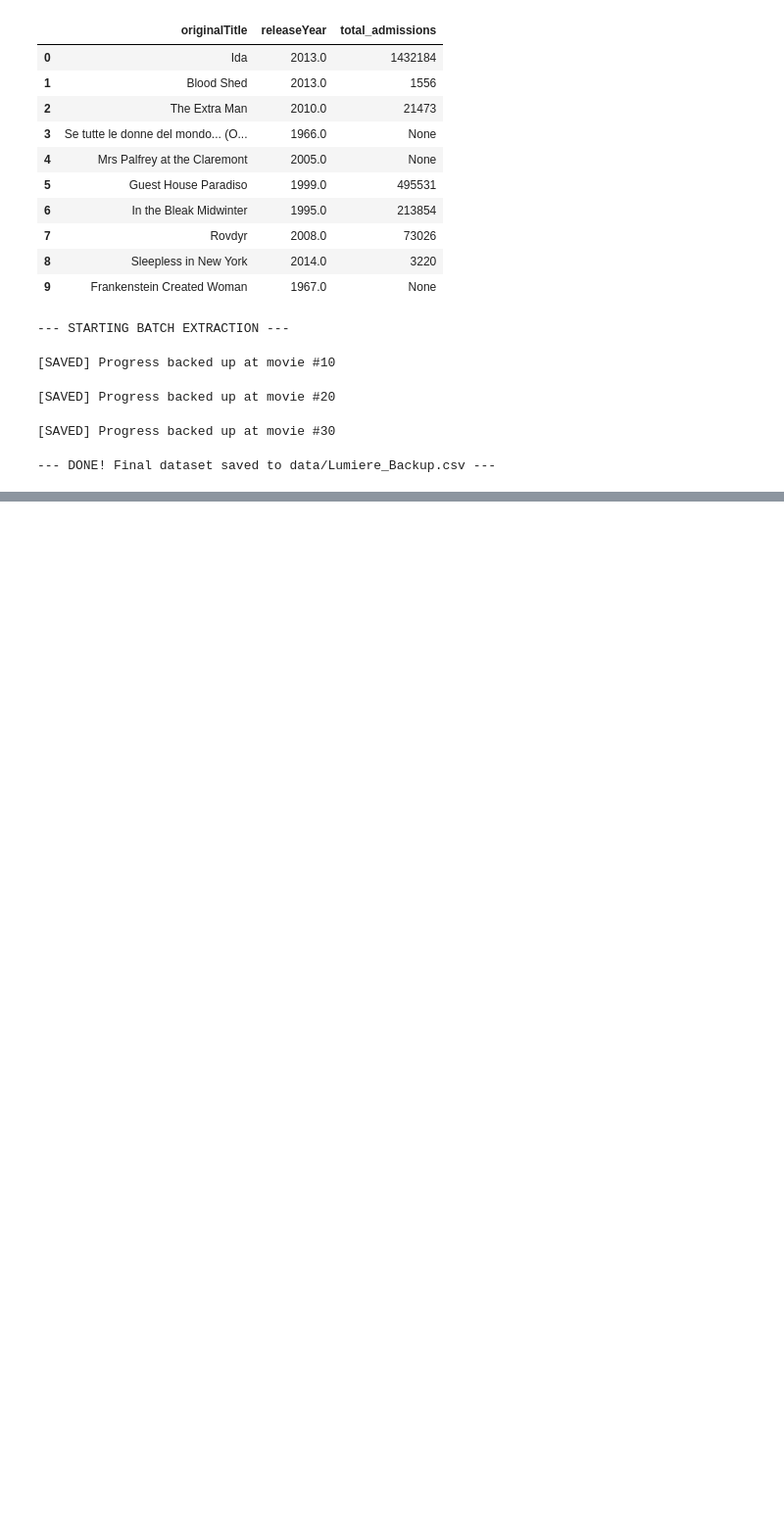
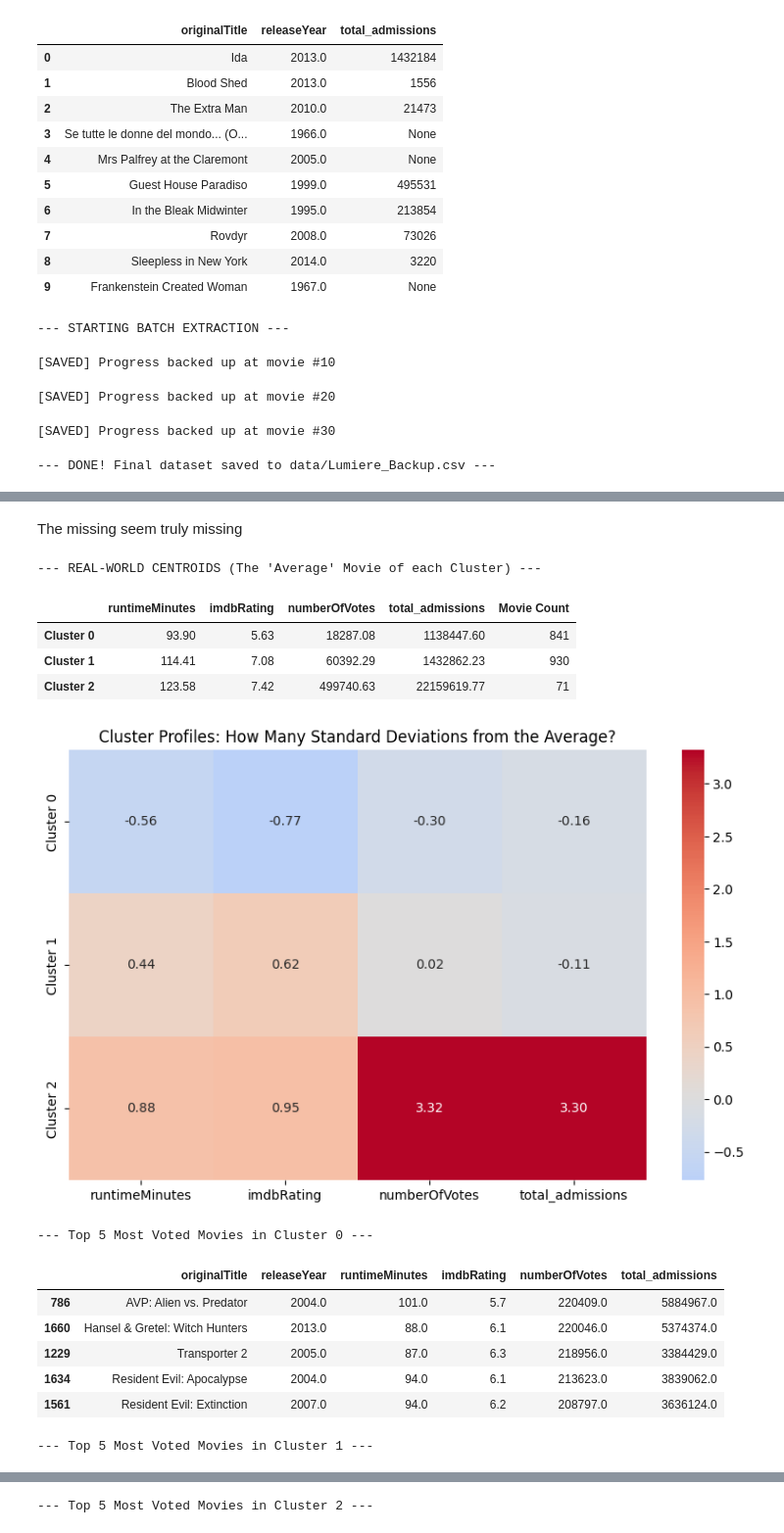
Before and after one commit to GeorgiosLoulakis/Analytics2Action, a Jupyter notebook: analysis/Juliusz_numeric_clustering.ipynb, the cells around one changed output, grey strips where cells are left out. Shown at 98% size. Cells and saved outputs as stored; diff of their text form; code cells hidden in the pictures; blank space fills up the shorter version.

```diff
--- a/analysis/Juliusz_numeric_clustering.ipynb
+++ b/analysis/Juliusz_numeric_clustering.ipynb
@@ -376,0 +446,79 @@ print(f"\n--- SUCCESS! Final dataset saved to {backup_file} ---")
+# %% [markdown]
+The missing seem truly missing
+# %%
+import pandas as pd
+import numpy as np
+import matplotlib.pyplot as plt
+import seaborn as sns
+from sklearn.cluster import KMeans
+from sklearn.preprocessing import StandardScaler
+
+# 1. Load and clean the data
+file_path = 'data/Lumiere_Full_Backup.csv'
+df = pd.read_csv(file_path)
+df['total_admissions'] = pd.to_numeric(df['total_admissions'], errors='coerce')
+
+features = ['runtimeMinutes', 'imdbRating', 'numberOfVotes', 'total_admissions']
+df_clean = df.dropna(subset=features).copy()
+
+# 2. Scale the data
+scaler = StandardScaler()
+scaled_data = scaler.fit_transform(df_clean[features])
+
+# 3. Fit K-Means
+kmeans = KMeans(n_clusters=3, random_state=42, n_init=10)
+df_clean['Cluster'] = kmeans.fit_predict(scaled_data)
+
+# ==========================================
+# 4. CENTROID ANALYSIS
+# ==========================================
+
+# A. Get the Raw Scaled Centroids (Standard Deviations from the Mean)
+# This tells us how "far above/below normal" a cluster is for a specific feature.
+centroids_scaled = kmeans.cluster_centers_
+scaled_centroid_df = pd.DataFrame(centroids_scaled, columns=features)
+scaled_centroid_df.index = [f'Cluster {i}' for i in range(3)]
+
+# B. Get the Real-World (Unscaled) Centroids
+# This translates those mathematical centers back into actual minutes, ratings, and ticket sales.
+centroids_real = scaler.inverse_transform(centroids_scaled)
+real_centroid_df = pd.DataFrame(centroids_real, columns=features).round(2)
+real_centroid_df.index = [f'Cluster {i}' for i in range(3)]
+real_centroid_df['Movie Count'] = df_clean['Cluster'].value_counts().sort_index().values
+
+print("--- REAL-WORLD CENTROIDS (The 'Average' Movie of each Cluster) ---")
+display(real_centroid_df)
+
+# ==========================================
+# 5. VISUALIZE THE CENTROID PROFILES
+# ==========================================
+
+plt.figure(figsize=(10, 6))
+# We plot the SCALED centroids as a heatmap.
+# 0 = exactly average. >0 = above average. <0 = below average.
+sns.heatmap(scaled_centroid_df, annot=True, cmap='coolwarm', center=0, fmt=".2f")
+plt.title("Cluster Profiles: How Many Standard Deviations from the Average?")
+plt.show()
+
+# ==========================================
+# 6. EXAMINE THE MOVIES IN EACH CLUSTER
+# ==========================================
+for i in range(3):
+    print(f"\n--- Top 5 Most Voted Movies in Cluster {i} ---")
+    sample = df_clean[df_clean['Cluster'] == i].sort_values(by='numberOfVotes', ascending=False).head(5)
+    display(sample[['originalTitle', 'releaseYear'] + features])
+# %% [output]
+--- REAL-WORLD CENTROIDS (The 'Average' Movie of each Cluster) ---
+|  | runtimeMinutes | imdbRating | numberOfVotes | total_admissions | Movie Count |
+| Cluster 0 | 93.90 | 5.63 | 18287.08 | 1138447.60 | 841 |
+| Cluster 1 | 114.41 | 7.08 | 60392.29 | 1432862.23 | 930 |
+| Cluster 2 | 123.58 | 7.42 | 499740.63 | 22159619.77 | 71 |
+[figure, added]
+--- Top 5 Most Voted Movies in Cluster 0 ---
+|  | originalTitle | releaseYear | runtimeMinutes | imdbRating | numberOfVotes | total_admissions |
+| 786 | AVP: Alien vs. Predator | 2004.0 | 101.0 | 5.7 | 220409.0 | 5884967.0 |
+| 1660 | Hansel & Gretel: Witch Hunters | 2013.0 | 88.0 | 6.1 | 220046.0 | 5374374.0 |
+| 1229 | Transporter 2 | 2005.0 | 87.0 | 6.3 | 218956.0 | 3384429.0 |
+| 1634 | Resident Evil: Apocalypse | 2004.0 | 94.0 | 6.1 | 213623.0 | 3839062.0 |
+| 1561 | Resident Evil: Extinction | 2007.0 | 94.0 | 6.2 | 208797.0 | 3636124.0 |
+--- Top 5 Most Voted Movies in Cluster 1 ---
@@ -376,0 +531 @@ print(f"\n--- SUCCESS! Final dataset saved to {backup_file} ---")
+--- Top 5 Most Voted Movies in Cluster 2 ---
```
Also changed, not shown: parts of 3 cells of this notebook.
